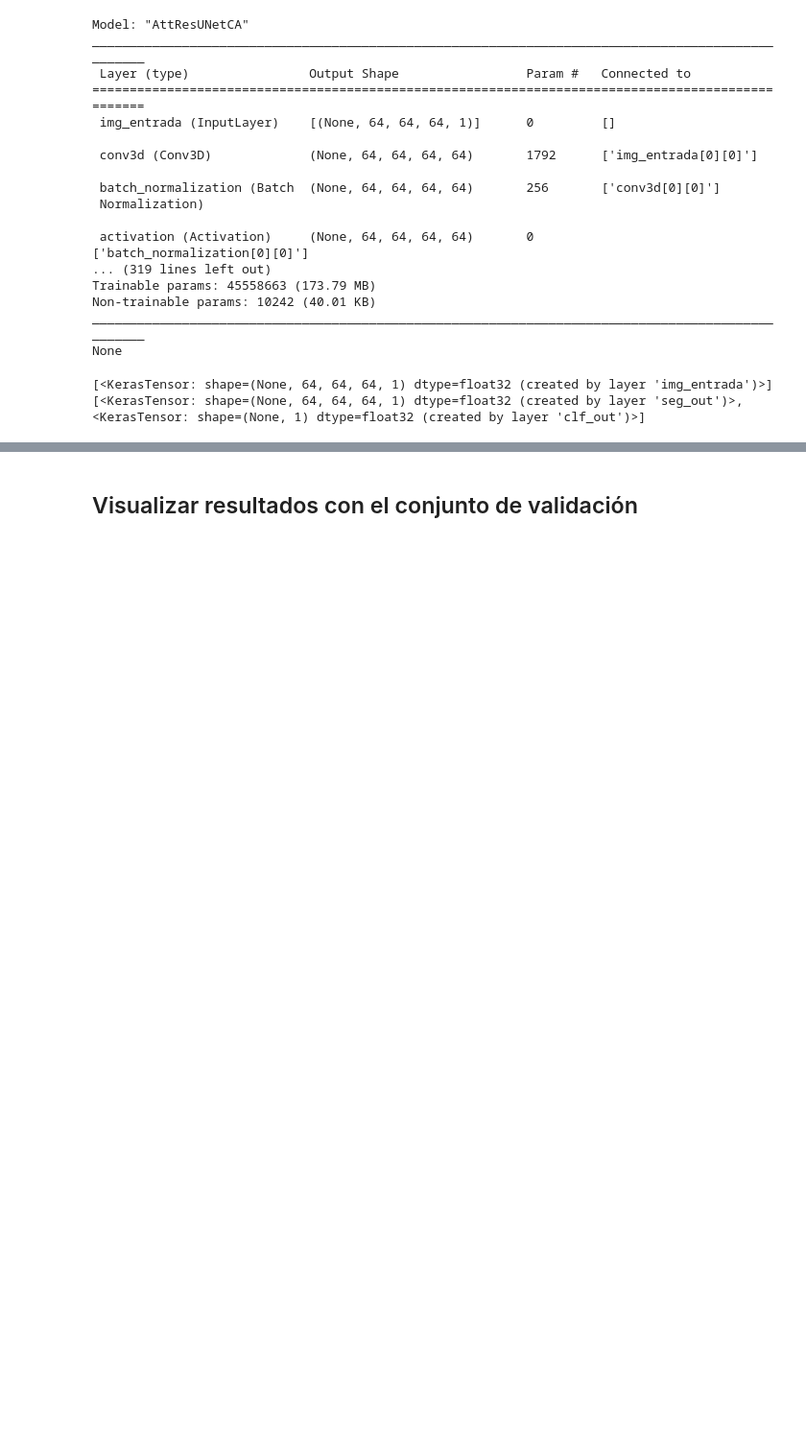
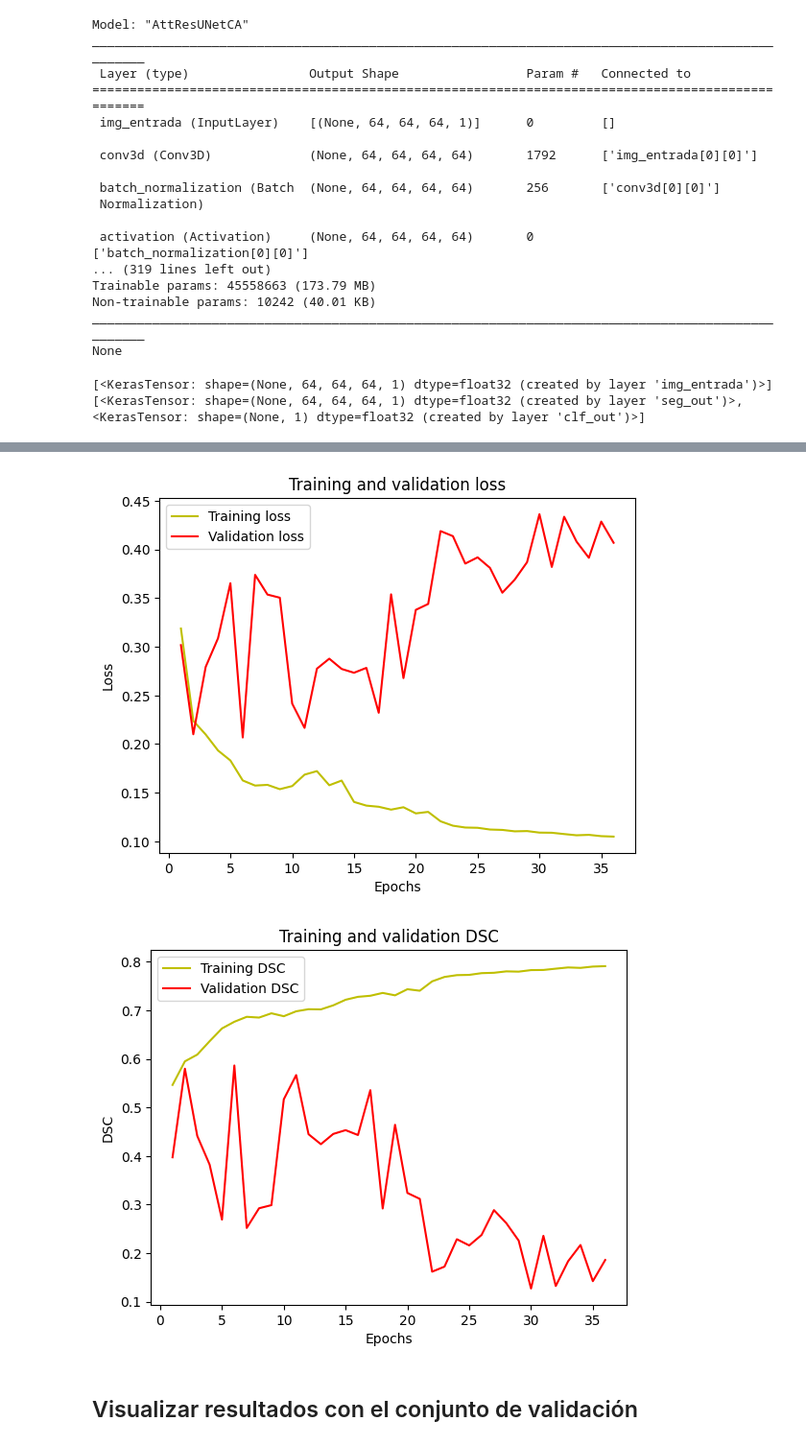
Before and after one commit to mmcastillo/al112248, a Jupyter notebook: 3D_AResUNet_CA.ipynb, the cells around one changed output, grey strips where cells are left out. Shown at 96% size. Cells and saved outputs as stored; diff of their text form; code cells hidden in the pictures; blank space fills up the shorter version.

```diff
--- a/3D_AResUNet_CA.ipynb
+++ b/3D_AResUNet_CA.ipynb
@@ -368,6 +358,7 @@ def custom_segmentation_loss(y_true, y_pred):
 # %%
-AttResUnet_CA_model.compile(tf.keras.optimizers.Adam(learning_rate = 0.00005),
-                           loss={'seg_out': custom_segmentation_loss, 'clf_out': 'binary_crossentropy'},
+AttResUnet_CA_model.compile(tf.keras.optimizers.Adam(learning_rate = 0.0005),
+                           loss={'seg_out': gen_dice_loss, 'clf_out': 'binary_crossentropy'},
+                           loss_weights={'seg_out': 0.5, 'clf_out': 0.5},
                            metrics={'seg_out': [tf.keras.metrics.BinaryIoU(target_class_ids=[1], threshold=0.5), dice_coef], 'clf_out': 'accuracy'},
                            )
 print(AttResUnet_CA_model.summary())
@@ -397,12 +388,12 @@ print(AttResUnet_CA_model.outputs)
 [<KerasTensor: shape=(None, 64, 64, 64, 1) dtype=float32 (created by layer 'seg_out')>, <KerasTensor: shape=(None, 1) dtype=float32 (created by layer 'clf_out')>]
 # %%
 from tensorflow import math
-num_modelo = 1
+num_modelo = 2
 
-filepath = '/content/drive/MyDrive/DOCTORADO/AttResUNetCAux_' + str(num_modelo) + '.h5'
+filepath = '/content/drive/MyDrive/DOCTORADO/AResUNetCA_' + str(num_modelo) + '.h5'
 
-reduce_lr = keras.callbacks.ReduceLROnPlateau(monitor='val_loss', factor=0.8,
-                              patience=5, min_lr=0.00001)
+reduce_lr = keras.callbacks.ReduceLROnPlateau(monitor='val_loss', factor=0.5,
+                              patience=15, min_lr=0.00001)
 
 stop_callback = keras.callbacks.EarlyStopping(monitor='val_seg_out_dice_coef',mode = 'max' , patience=30)
 
@@ -413,8 +404,8 @@ model_checkpoint_callback = keras.callbacks.ModelCheckpoint(
     verbose = 1,
     mode='max',
     save_best_only=True,
-    initial_value_threshold=0.2
+    initial_value_threshold=0.3
     )
 
 ruta_hist = '/content/drive/MyDrive/DOCTORADO/'
-csv_logger_callback = keras.callbacks.CSVLogger(ruta_hist + 'history_AttResUNetCAux_'+ str(num_modelo) + '.csv', separator=',', append=True)
+csv_logger_callback = keras.callbacks.CSVLogger(ruta_hist + 'history_AResUNetCA_'+ str(num_modelo) + '.csv', separator=',', append=True)
@@ -444,27 +452,30 @@ AttResUnet_CA_model.load_weights(filepath)
 # %%
 #plot the training and validation IoU and loss at each epoch
 
 loss = history.history['loss']
 val_loss = history.history['val_loss']
 epochs = range(1, len(loss) + 1)
 plt.plot(epochs, loss, 'y', label='Training loss')
 plt.plot(epochs, val_loss, 'r', label='Validation loss')
 plt.title('Training and validation loss')
 plt.xlabel('Epochs')
 plt.ylabel('Loss')
 plt.legend()
 plt.show()
 
-train_dice_coef = history.history['dice_coef']
-val_dice_coef = history.history['val_dice_coef']
+train_dice_coef = history.history['seg_out_dice_coef']
+val_dice_coef = history.history['val_seg_out_dice_coef']
 
 plt.plot(epochs, train_dice_coef, 'y', label='Training DSC')
 plt.plot(epochs, val_dice_coef, 'r', label='Validation DSC')
 plt.title('Training and validation DSC')
 plt.xlabel('Epochs')
 plt.ylabel('DSC')
 plt.legend()
 plt.show()
+# %% [output]
+[figure, added]
+[figure, added]
 # %% [markdown]
 ## Visualizar resultados con el conjunto de validación
 # %%
```
Also changed, not shown: parts of 17 cells of this notebook.
